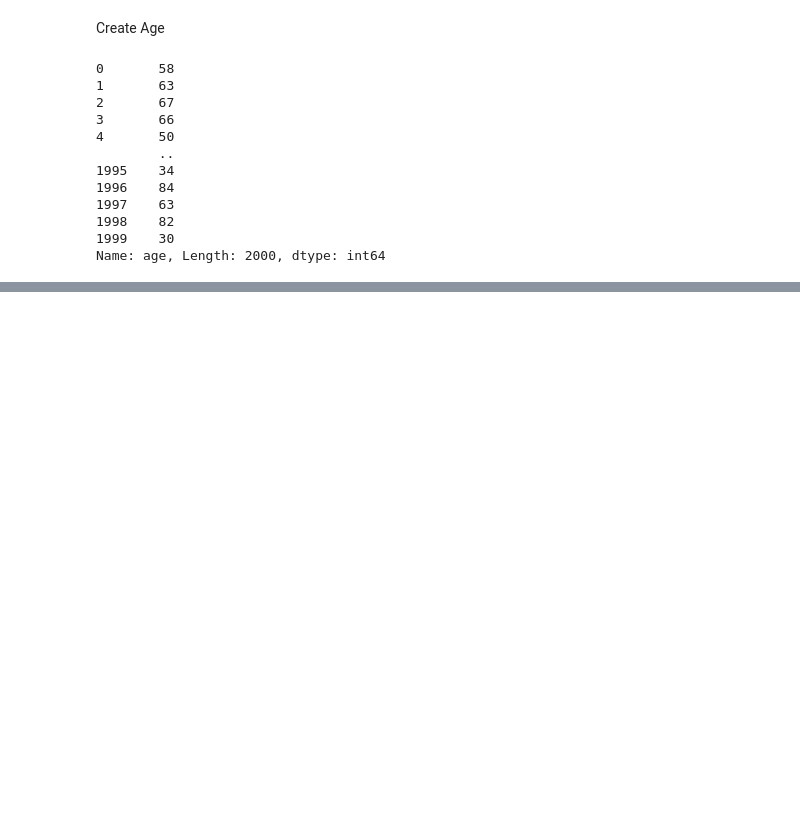
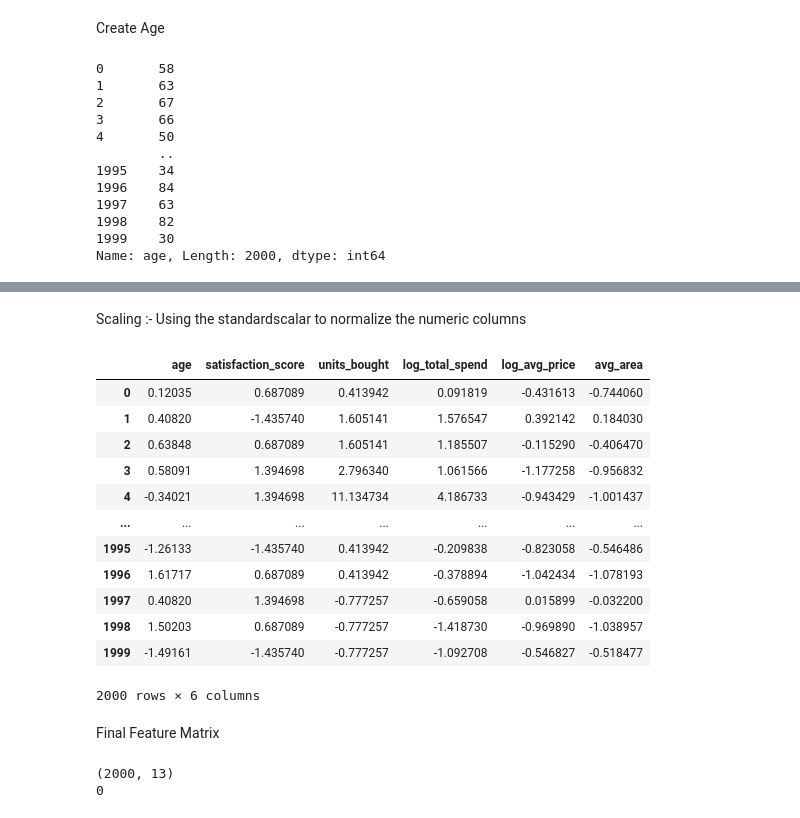
Before and after one commit to ramchandan2059-hue/Financial-Analytics-Real-Estate, a Jupyter notebook: notebooks/financial_real_estate_analysis.ipynb, the cells around one changed output, grey strips where cells are left out. Drawn from its saved outputs; the diff is of its cells as text; code cells hidden in the pictures; blank space fills up the shorter version.

Commit message:
Encoding and Scaling

```diff
--- a/notebooks/financial_real_estate_analysis.ipynb
+++ b/notebooks/financial_real_estate_analysis.ipynb
@@ -563,0 +601,39 @@ Name: age, Length: 2000, dtype: int64
+# %% [markdown]
+Scaling :-  Using the standardscalar to normalize the numeric columns
+# %%
+client_df["log_total_spend"] = np.log1p(client_df["total_spend"])
+client_df["log_avg_price"] = np.log1p(client_df["avg_price"])
+
+numeric_columns = ["age", "satisfaction_score", "units_bought",
+                   "log_total_spend", "log_avg_price", "avg_area"]
+
+scaled_num = pd.DataFrame(
+    StandardScaler().fit_transform(client_df[numeric_columns]),
+    columns=numeric_columns,
+    index=client_df.index
+)
+# %%
+scaled_num
+# %% [output]
+|  | age | satisfaction_score | units_bought | log_total_spend | log_avg_price | avg_area |
+| 0 | 0.12035 | 0.687089 | 0.413942 | 0.091819 | -0.431613 | -0.744060 |
+| 1 | 0.40820 | -1.435740 | 1.605141 | 1.576547 | 0.392142 | 0.184030 |
+| 2 | 0.63848 | 0.687089 | 1.605141 | 1.185507 | -0.115290 | -0.406470 |
+| 3 | 0.58091 | 1.394698 | 2.796340 | 1.061566 | -1.177258 | -0.956832 |
+| 4 | -0.34021 | 1.394698 | 11.134734 | 4.186733 | -0.943429 | -1.001437 |
+| ... | ... | ... | ... | ... | ... | ... |
+| 1995 | -1.26133 | -1.435740 | 0.413942 | -0.209838 | -0.823058 | -0.546486 |
+| 1996 | 1.61717 | 0.687089 | 0.413942 | -0.378894 | -1.042434 | -1.078193 |
+| 1997 | 0.40820 | 1.394698 | -0.777257 | -0.659058 | 0.015899 | -0.032200 |
+| 1998 | 1.50203 | 0.687089 | -0.777257 | -1.418730 | -0.969890 | -1.038957 |
+| 1999 | -1.49161 | -1.435740 | -0.777257 | -1.092708 | -0.546827 | -0.518477 |
+2000 rows × 6 columns
+# %% [markdown]
+Final Feature Matrix
+# %%
+x = pd.concat([scaled_num, enc_df, client_df['loan_applied']],axis=1)
+print(x.shape)
+print(x.isnull().sum().sum())
+# %% [output]
+(2000, 13)
+0
```
Also changed, not shown: parts of 3 cells of this notebook.
